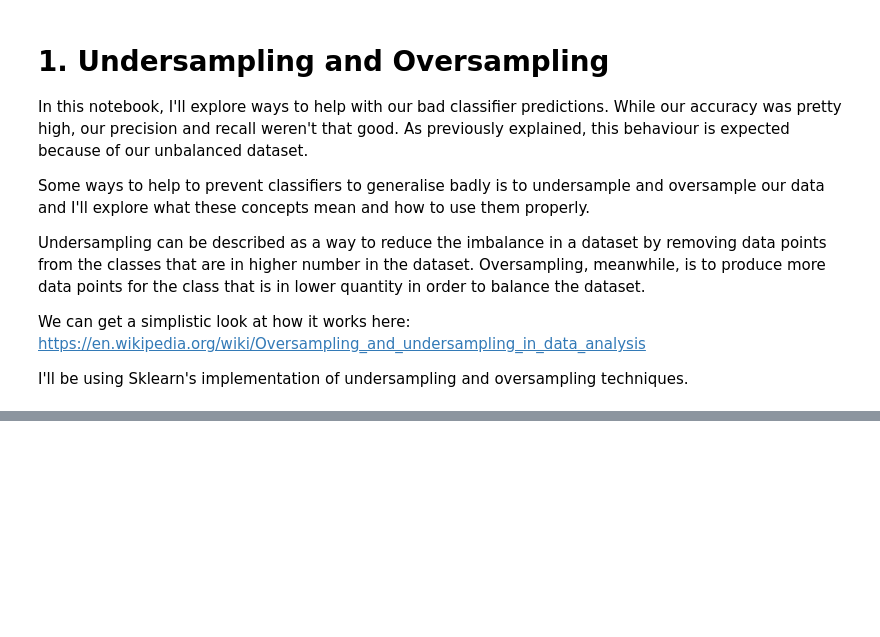
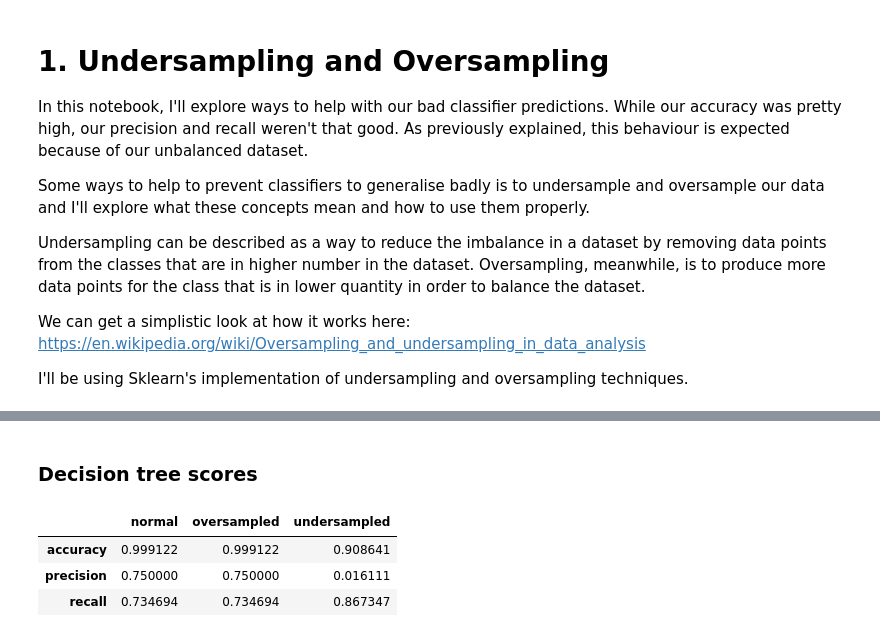
Before and after one commit to mikaelsouza/fraud-detection, a Jupyter notebook: notebooks/exploratory/kaggle/1-undersampling-oversampling.ipynb, the cells around one changed output, grey strips where cells are left out. Saved outputs shown, nothing was run; the diff lists cells and outputs as text; code cells hidden in the pictures; blank space fills up the shorter version.

```diff
--- a/notebooks/exploratory/kaggle/1-undersampling-oversampling.ipynb
+++ b/notebooks/exploratory/kaggle/1-undersampling-oversampling.ipynb
@@ -36,0 +137,10 @@ Counter({0: 284315, 1: 284315})
+# %% [markdown]
+### Decision tree scores
+# %%
+decision_tree_df = pd.DataFrame(decision_tree_scores)
+decision_tree_df
+# %% [output]
+|  | normal | oversampled | undersampled |
+| accuracy | 0.999122 | 0.999122 | 0.908641 |
+| precision | 0.750000 | 0.750000 | 0.016111 |
+| recall | 0.734694 | 0.734694 | 0.867347 |
```
Also changed, not shown: parts of 20 cells of this notebook, 1 other file.
